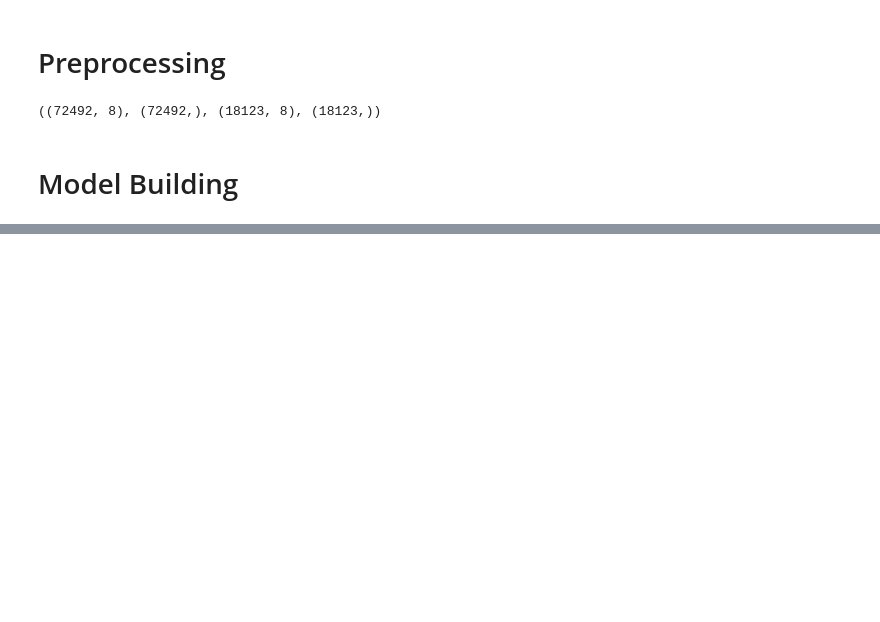
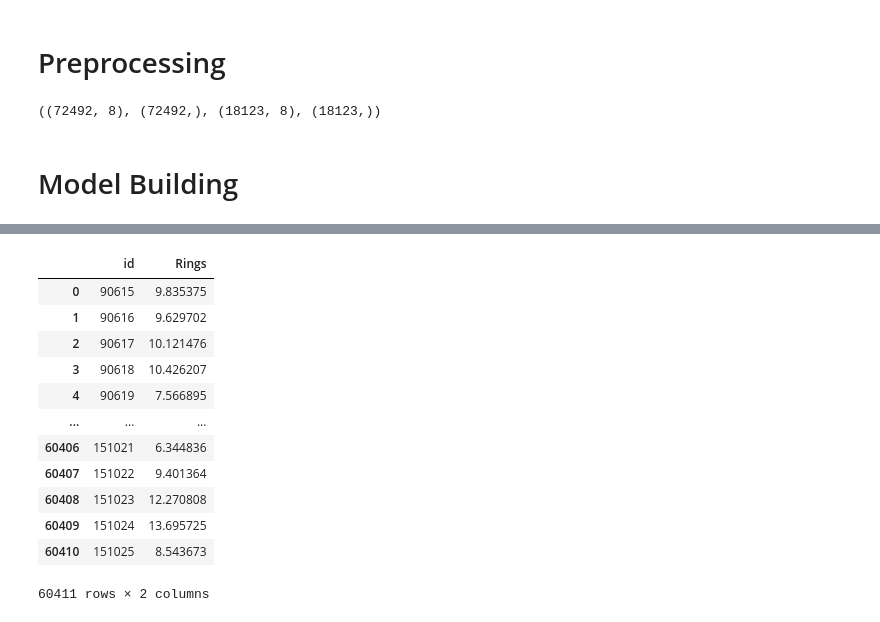
Before and after one commit to Rupanshu-Kapoor/Abalone-Regression-Kaggle-Competition, a Jupyter notebook: abalone-regression.ipynb, the cells around one changed output, grey strips where cells are left out. Drawn from its saved outputs; the diff is of its cells as text; code cells hidden in the pictures; blank space fills up the shorter version.

```diff
--- a/abalone-regression.ipynb
+++ b/abalone-regression.ipynb
@@ -505,0 +473,6 @@ def evaluation(method, x_train, x_test, y_train, y_test,
+# %%
+np.random.seed(42)
+cv_estimators = [("param1", HistGradientBoostingRegressor(**params1)),
+                ("param2", HistGradientBoostingRegressor(**params2)),
+                ("param3", HistGradientBoostingRegressor(**params3)),
+                ("param4", HistGradientBoostingRegressor(**params4))]
@@ -505,0 +496,8 @@ def evaluation(method, x_train, x_test, y_train, y_test,
+# %%
+best_weight1 = {'weight1': 0, 'weight2': 2, 'weight3': 4, 'weight4': 1}
+best_weight1
+# 0.14985
+
+
+best_weight2 = {'weight1': 2, 'weight2': 5, 'weight3': 3, 'weight4': 2}
+# 0.14977
@@ -505,0 +575,23 @@ def evaluation(method, x_train, x_test, y_train, y_test,
+# %%
+X_train = train_df.drop(columns=['Rings'])
+y_train=train_df['Rings']
+X_test = test_df.copy()
+X_train_transformed = pipeline.fit_transform(X_train)
+X_test_transformed = pipeline.transform(X_test)
+columns=pipeline.get_feature_names_out()
+X_train_transformed = pd.DataFrame(X_train_transformed,columns=columns)
+X_test_transformed = pd.DataFrame(X_test_transformed,columns=columns)
+# %%
+# params = {
+#     "max_depth": 18,
+#     "max_iter": 488,
+#     "learning_rate": 0.1291599227729733,
+#     "l2_regularization": 434
+# }
+# model = HistGradientBoostingRegressor(**params, random_state=42)
+
+model = VotingRegressor(cv_estimators,
+                            weights=[best_weight2["weight1"], best_weight2["weight2"], best_weight2["weight3"], best_weight2["weight4"]])
+
+
+model.fit(X_train_transformed, y)
@@ -505,0 +616,22 @@ def evaluation(method, x_train, x_test, y_train, y_test,
+# %%
+y_pred = model.predict(X_test_transformed)
+
+output = pd.DataFrame({
+    "id":test_df["id"],
+    "Rings": y_pred})
+
+output
+# %% [output]
+|  | id | Rings |
+| 0 | 90615 | 9.835375 |
+| 1 | 90616 | 9.629702 |
+| 2 | 90617 | 10.121476 |
+| 3 | 90618 | 10.426207 |
+| 4 | 90619 | 7.566895 |
+| ... | ... | ... |
+| 60406 | 151021 | 6.344836 |
+| 60407 | 151022 | 9.401364 |
+| 60408 | 151023 | 12.270808 |
+| 60409 | 151024 | 13.695725 |
+| 60410 | 151025 | 8.543673 |
+60411 rows × 2 columns
```
Also changed, not shown: parts of 41 cells of this notebook.
